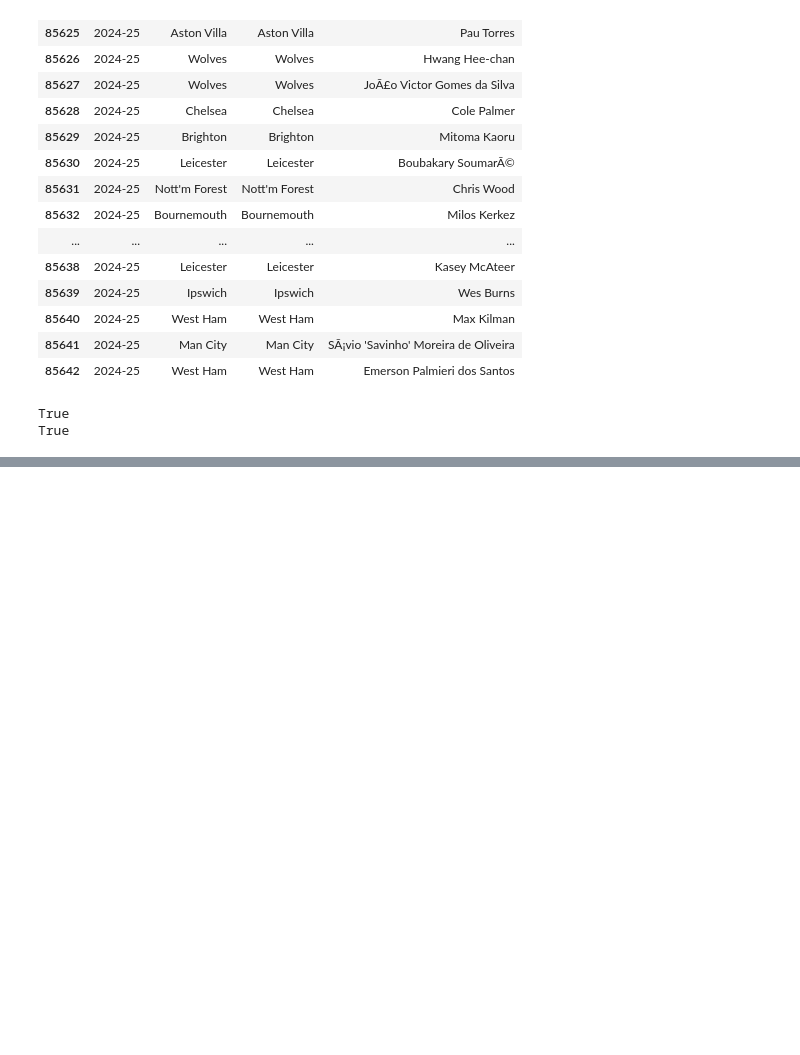
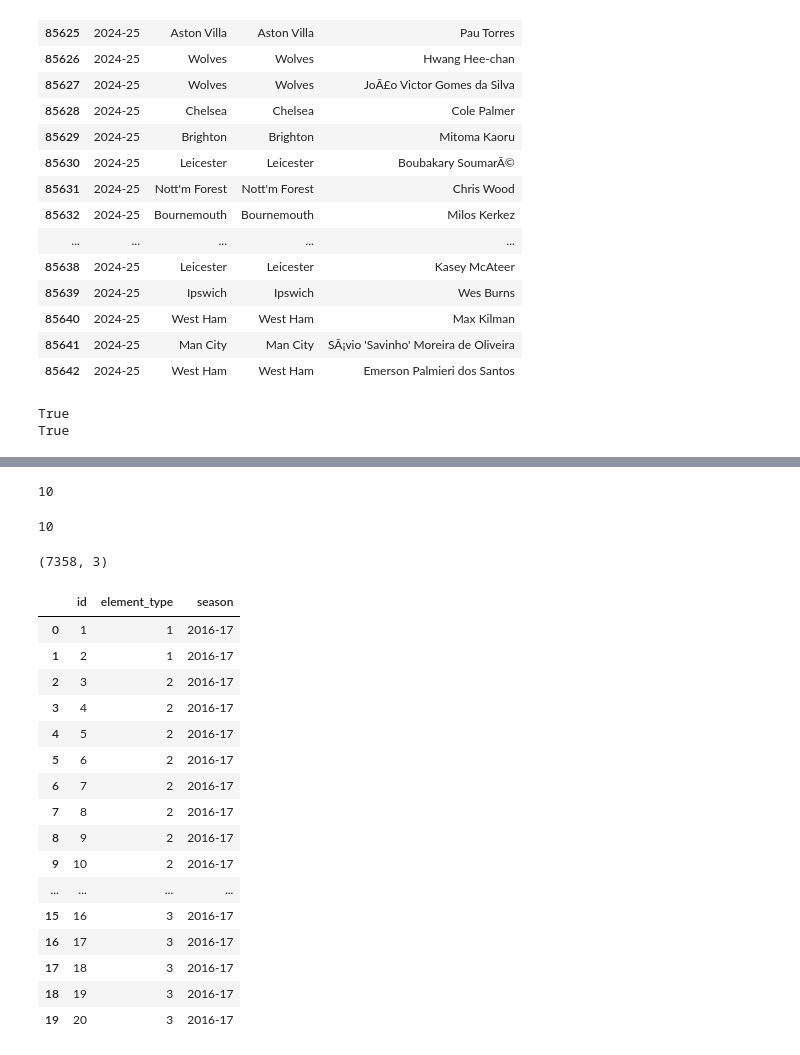
Before and after one commit to clellandjw/CMPT491_1, a Jupyter notebook: 491_2/combined_2.ipynb, the cells around one changed output, grey strips where cells are left out. Saved outputs shown, nothing was run; the diff lists cells and outputs as text; code cells hidden in the pictures; blank space fills up the shorter version.

```diff
--- a/491_2/combined_2.ipynb
+++ b/491_2/combined_2.ipynb
@@ -1266,0 +1295,35 @@ True
+# %%
+season_files = {
+    "2016-17": ("2016_merged_gw.csv", "2016_players_raw.csv"),
+    "2017-18": ("2017-18_merged_gw (1).csv", "2017-18_players_raw (1).csv"),
+    "2018-19": ("2018-19_merged_gw (2).csv", "2018-19_players_raw (2).csv"),
+    "2019-20": ("2019-20_merged_gw (3).csv", "2019-20_players_raw (3).csv"),
+    "2020-21": ("2020-21_merged_gw (4).csv", "2020-21_players_raw (4).csv"),
+    "2021-22": ("2021-22_merged_gw (5).csv", "2021-22_players_raw (5).csv"),
+    "2022-23": ("2022-23_merged_gw (6).csv", "2022-23_players_raw (6).csv"),
+    "2023-24": ("2023-24_merged_gw (7).csv", "2023-24_players_raw (7).csv"),
+    "2024-25": ("2024-25_merged_gw (8).csv", "2024-25_players_raw (8).csv"),
+    "2025-26": ("2025-26_merged_gw (9).csv", "2025-26_players_raw (9).csv")
+}
+# %%
+len(season_files)
+# %% [output]
+10
+# %%
+position_tables = []
+
+for season, files in season_files.items():
+    gw_file, player_file = files
+
+    player_info = pd.read_csv(
+        f"raw_player_data/{player_file}",
+        encoding="latin1"
+    )
+
+    positions = player_info[
+        ["id", "element_type"]
+    ].copy()
+
+    positions["season"] = season
+
+    position_tables.append(positions)
@@ -1266,0 +1332,33 @@ True
+# %%
+len(position_tables)
+# %% [output]
+10
+# %%
+position_lookup = pd.concat(
+    position_tables,
+    ignore_index=True
+)
+
+position_lookup.shape
+# %% [output]
+(7358, 3)
+# %%
+position_lookup.head(20)
+# %% [output]
+|  | id | element_type | season |
+| 0 | 1 | 1 | 2016-17 |
+| 1 | 2 | 1 | 2016-17 |
+| 2 | 3 | 2 | 2016-17 |
+| 3 | 4 | 2 | 2016-17 |
+| 4 | 5 | 2 | 2016-17 |
+| 5 | 6 | 2 | 2016-17 |
+| 6 | 7 | 2 | 2016-17 |
+| 7 | 8 | 2 | 2016-17 |
+| 8 | 9 | 2 | 2016-17 |
+| 9 | 10 | 2 | 2016-17 |
+| ... | ... | ... | ... |
+| 15 | 16 | 3 | 2016-17 |
+| 16 | 17 | 3 | 2016-17 |
+| 17 | 18 | 3 | 2016-17 |
+| 18 | 19 | 3 | 2016-17 |
+| 19 | 20 | 3 | 2016-17 |
```
Also changed, not shown: parts of 17 cells of this notebook, 3 other files.
